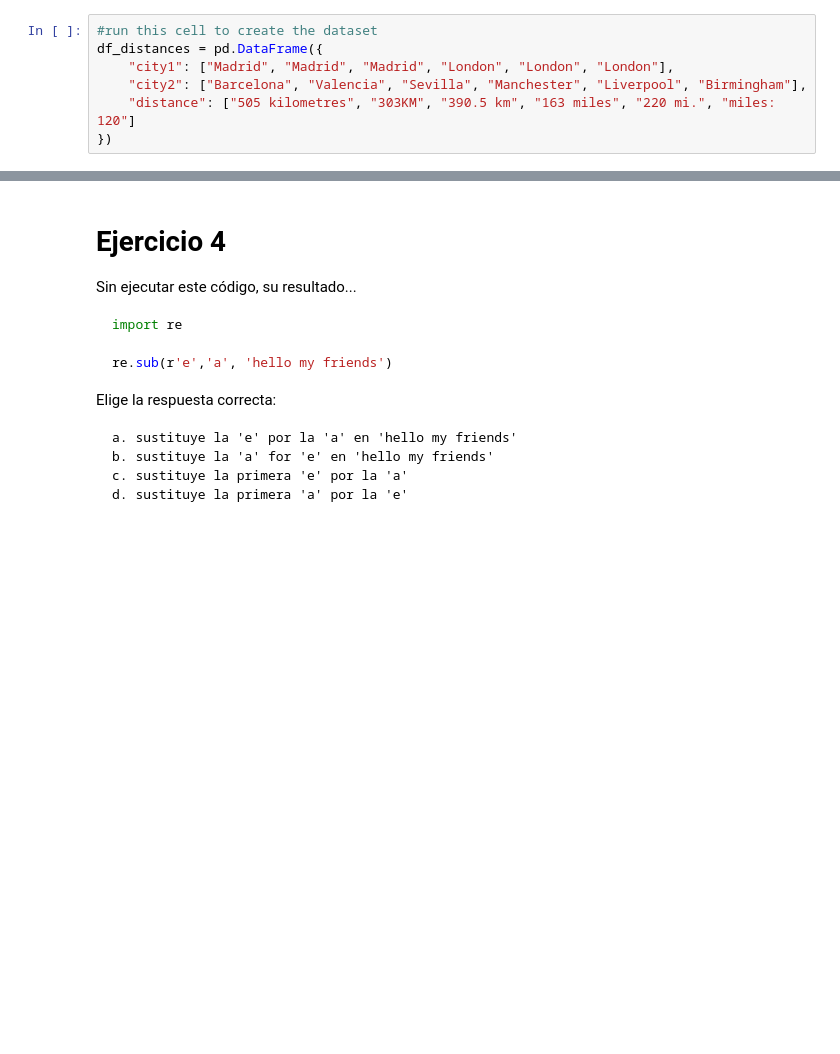
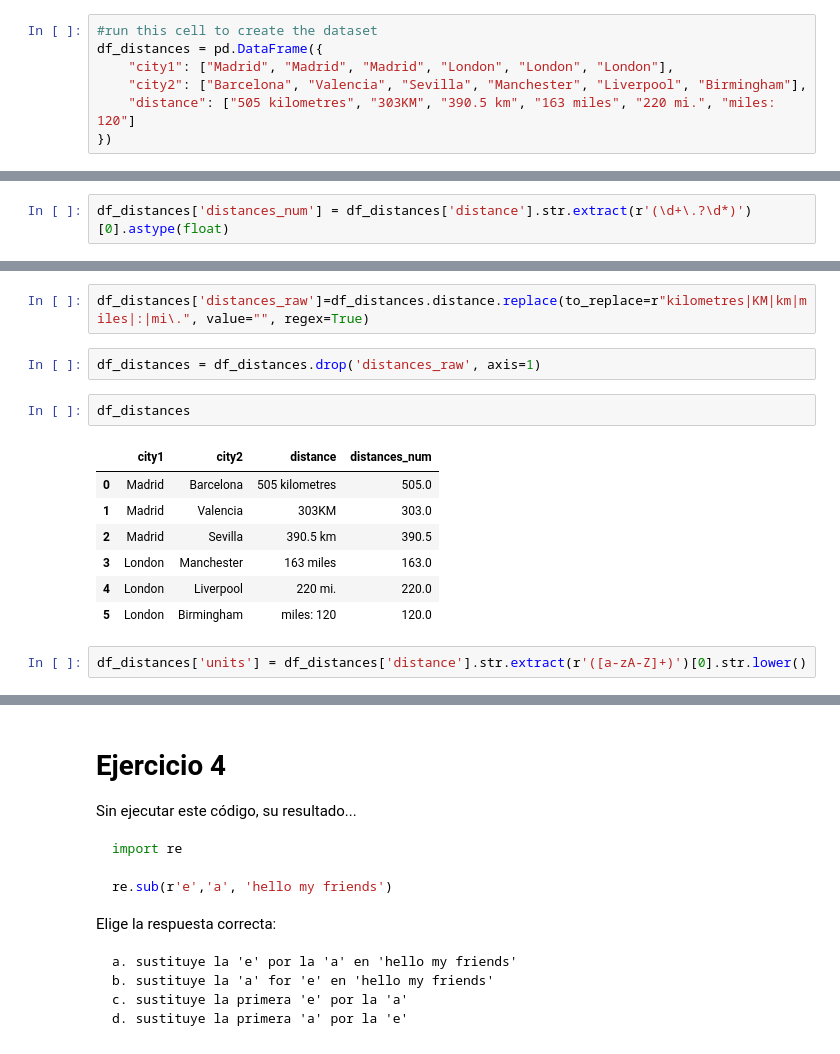
Before and after one commit to PablodaCunha/2603_ds_ft_thebridge, a Jupyter notebook: 2-Analytics/10-RegEx/Ejercicios_RegEx_VACIO.ipynb, the cells around one changed output, grey strips where cells are left out. Cells and saved outputs as stored; diff of their text form; blank space fills up the shorter version.

```diff
--- a/2-Analytics/10-RegEx/Ejercicios_RegEx_VACIO.ipynb
+++ b/2-Analytics/10-RegEx/Ejercicios_RegEx_VACIO.ipynb
@@ -198,0 +228,2 @@ df_distances
+# %%
+df_distances['distances_num'] = df_distances['distance'].str.extract(r'(\d+\.?\d*)')[0].astype(float)
@@ -198,0 +240,16 @@ df_distances
+# %%
+df_distances['distances_raw']=df_distances.distance.replace(to_replace=r"kilometres|KM|km|miles|:|mi\.", value="", regex=True)
+# %%
+df_distances = df_distances.drop('distances_raw', axis=1)
+# %%
+df_distances
+# %% [output]
+|  | city1 | city2 | distance | distances_num |
+| 0 | Madrid | Barcelona | 505 kilometres | 505.0 |
+| 1 | Madrid | Valencia | 303KM | 303.0 |
+| 2 | Madrid | Sevilla | 390.5 km | 390.5 |
+| 3 | London | Manchester | 163 miles | 163.0 |
+| 4 | London | Liverpool | 220 mi. | 220.0 |
+| 5 | London | Birmingham | miles: 120 | 120.0 |
+# %%
+df_distances['units'] = df_distances['distance'].str.extract(r'([a-zA-Z]+)')[0].str.lower()
```
Also changed, not shown: parts of 35 cells of this notebook.
